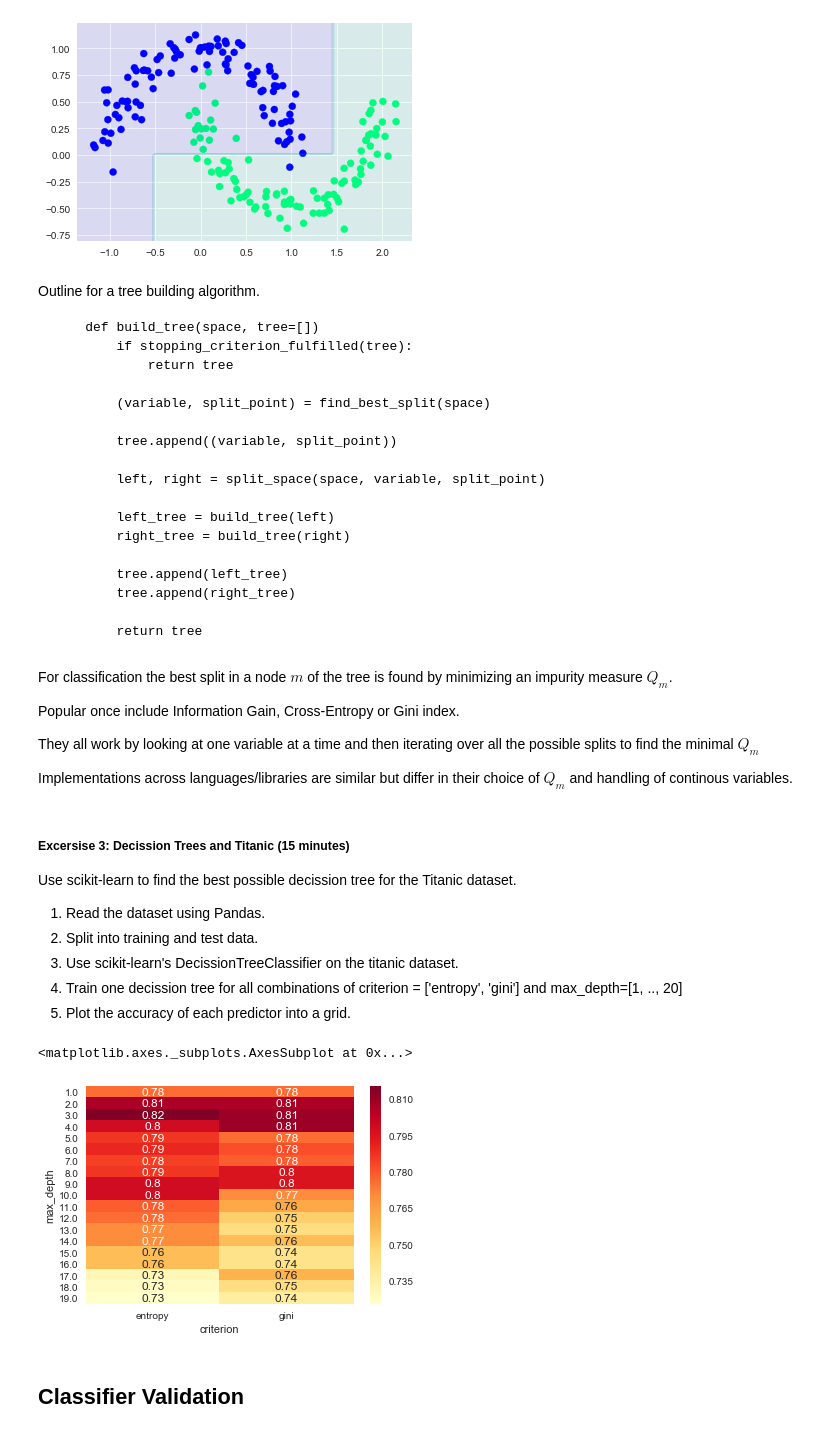
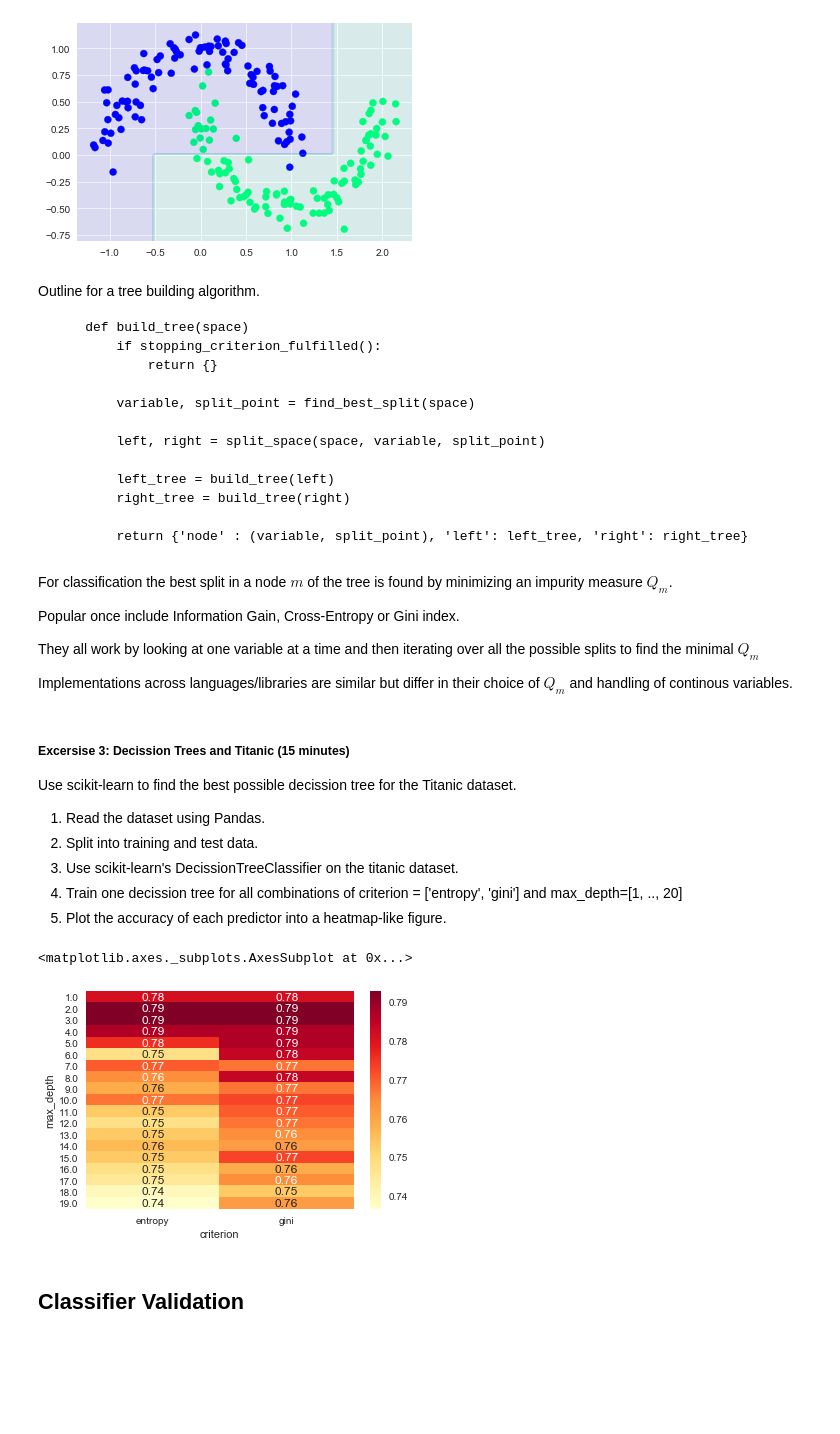
Before and after one commit to Python4AstronomersAndParticlePhysicists/PythonWorkshop-ICE, a Jupyter notebook: notebooks/08_01_MachineLearning.ipynb, the cells around one changed output. Drawn from its saved outputs; the diff is of its cells as text; code cells hidden in the pictures; blank space fills up the shorter version.

Commit message:
simplify plotting

```diff
--- a/notebooks/08_01_MachineLearning.ipynb
+++ b/notebooks/08_01_MachineLearning.ipynb
@@ -103,8 +107,9 @@ pd.options.display.max_rows = 10
 def read_titanic():
     data = pd.read_csv('../resources/titanic_train.csv', index_col='PassengerId').dropna(subset=['Age'])
     data['Survived_Code'] = data.Survived
+    data['Pclass_Code'] = data.Pclass
     data.Survived = pd.Categorical.from_codes(data.Survived, categories=['no', 'yes'])
-    data.Pclass = pd.Categorical(data.Pclass)
+    data.Pclass = pd.Categorical.from_codes(data.Pclass - 1, categories=['1st', '2nd', '3rd'])
     data.Sex = pd.Categorical(data.Sex)
     data['Sex_Code'] = data.Sex.cat.codes
     return data
@@ -677,23 +668,18 @@ plots.draw_knn_decission_boundaries(clf)
 # %% [markdown]
 Outline for a tree building algorithm.
 
-        def build_tree(space, tree=[])
-            if stopping_criterion_fulfilled(tree):
-                return tree
+        def build_tree(space)
+            if stopping_criterion_fulfilled():
+                return {}
 
-            (variable, split_point) = find_best_split(space)
-
-            tree.append((variable, split_point))
+            variable, split_point = find_best_split(space)
 
             left, right = split_space(space, variable, split_point)
 
             left_tree = build_tree(left)
             right_tree = build_tree(right)
 
-            tree.append(left_tree)
-            tree.append(right_tree)
-
-            return tree
+            return {'node' : (variable, split_point), 'left': left_tree, 'right': right_tree}
 # %% [markdown]
 For classification the best split in a node $m$ of the tree is found by minimizing an impurity measure $Q_m$.
 
@@ -711,30 +697,31 @@ Use scikit-learn to find the best possible decission tree for the Titanic datase
 2. Split into training and test data.
 3. Use scikit-learn's DecissionTreeClassifier on the titanic dataset.
 4. Train one decission tree for all combinations of criterion = ['entropy', 'gini'] and max_depth=[1, .., 20]
-5. Plot the accuracy of each predictor into a grid.
+5. Plot the accuracy of each predictor into a heatmap-like figure.
 # %%
+np.random.seed(1234)
 from sklearn.model_selection import ParameterGrid
 from sklearn.metrics import accuracy_score
 data = read_titanic()
 
-X = data[['Sex_Code', 'Pclass', 'Fare', 'Age']]
+X = data[['Sex_Code', 'Pclass_Code', 'Fare', 'Age']]
 y = data['Survived']
 
 X_train, X_test, y_train, y_test = train_test_split(X, y, test_size=0.5)
 
 df =  pd.DataFrame()
 ps = ParameterGrid({'max_depth' : range(1, 20), 'criterion' : ['entropy', 'gini']})
 for d in ps:
     clf = DecisionTreeClassifier(max_depth=d['max_depth'], criterion=d['criterion'])
     clf.fit(X_train, y_train)
     acc = accuracy_score(y_test, clf.predict(X_test))
     df = df.append({'max_depth': d['max_depth'], 'criterion': d['criterion'], 'accuracy': acc}, ignore_index=True)
 
 df = df.pivot('max_depth', 'criterion', 'accuracy')
 sns.heatmap(df, cmap='YlOrRd', annot=True)
 # %% [output]
 <matplotlib.axes._subplots.AxesSubplot at 0x...>
-[figure, old version]
+[figure, new version]
 # %% [markdown]
 ## Classifier Validation
 # %% [markdown]
```
Also changed, not shown: parts of 21 cells of this notebook, 1 other file.
